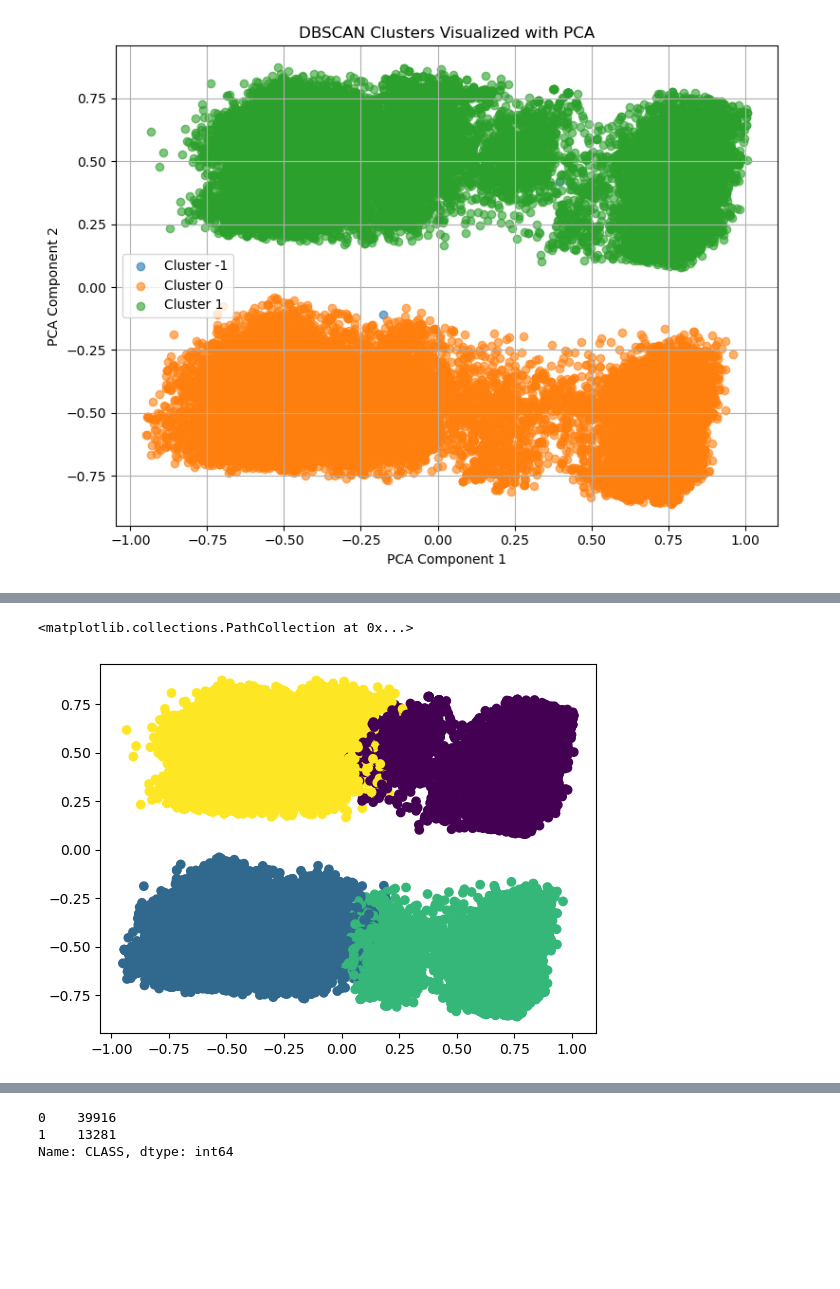
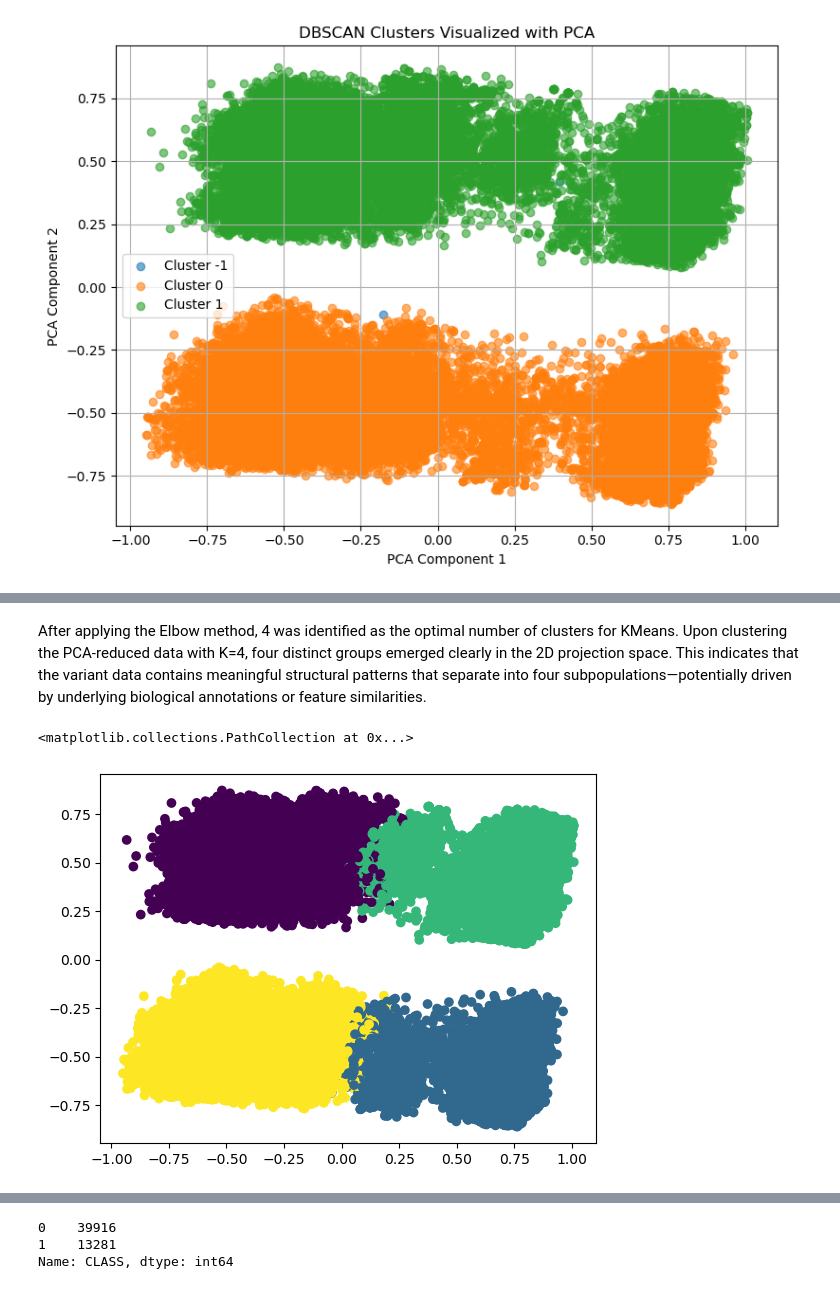
Before and after one commit to Aung-Thi-Oo/Genetic_Variant_Classification, a Jupyter notebook: Genetic_Variant_Classification.ipynb, the cells around one changed output, grey strips where cells are left out. Saved outputs shown, nothing was run; the diff lists cells and outputs as text; code cells hidden in the pictures; blank space fills up the shorter version.

```diff
--- a/Genetic_Variant_Classification.ipynb
+++ b/Genetic_Variant_Classification.ipynb
@@ -375,8 +364,10 @@ Num clusters: 7, Inertia: 55088.42349614676
+# %% [markdown]
+After applying the Elbow method, 4 was identified as the optimal number of clusters for KMeans. Upon clustering the PCA-reduced data with K=4, four distinct groups emerged clearly in the 2D projection space. This indicates that the variant data contains meaningful structural patterns that separate into four subpopulations—potentially driven by underlying biological annotations or feature similarities.
 # %%
 # Choose K to be 4 by looking at the result from Elbow method
-kmeans = KMeans(n_clusters=4)
+kmeans = KMeans(n_clusters=4, n_init=10)
 kmeans.fit(X_pca)
 plt.scatter(X_pca[:,0],X_pca[:,1],c=kmeans.labels_)
 # %% [output]
 <matplotlib.collections.PathCollection at 0x...>
-[figure, old version]
+[figure, new version]
```
Also changed, not shown: parts of 15 cells of this notebook.
